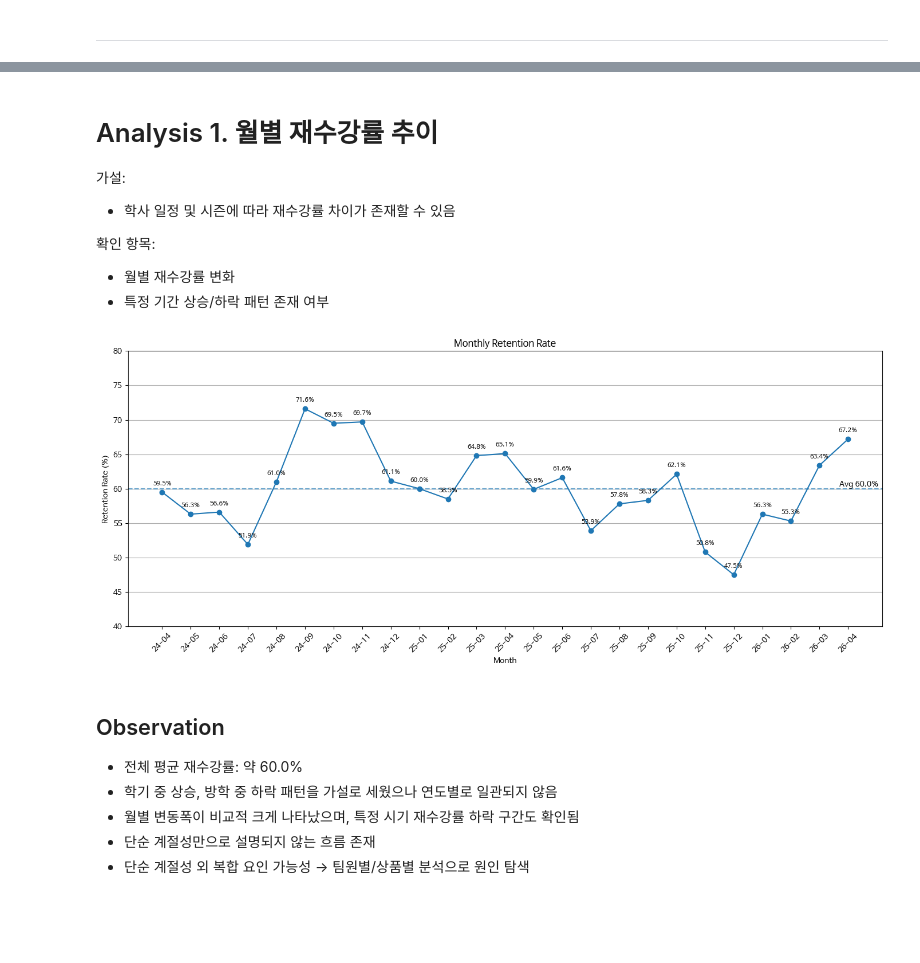
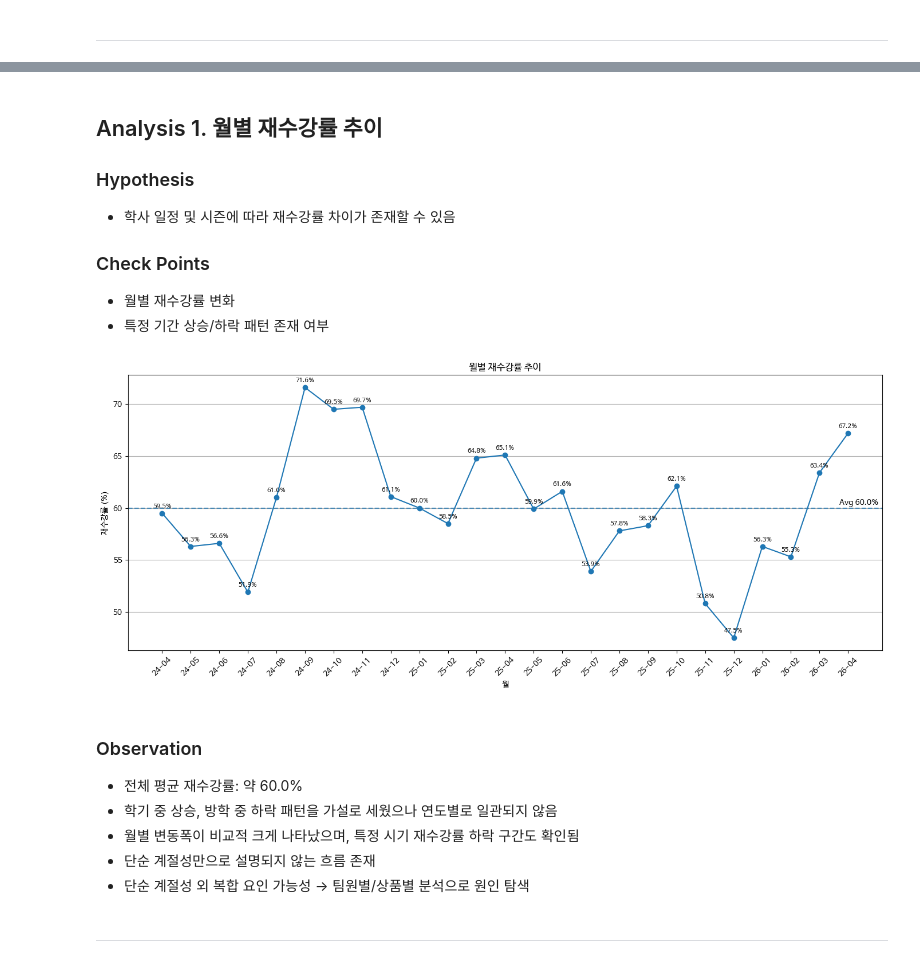
Before and after one commit to abbiddo/retention-analysis, a Jupyter notebook: student_retention_analysis.ipynb, the cells around one changed output, grey strips where cells are left out. Saved outputs shown, nothing was run; the diff lists cells and outputs as text; code cells hidden in the pictures; blank space fills up the shorter version.

```diff
--- a/student_retention_analysis.ipynb
+++ b/student_retention_analysis.ipynb
@@ -73,4 +100,0 @@ df = df[['계약상태', '상품명', '신규/재연장', '학년', 'subject', '
-# %%
-# 수학 정규 결제만
-
-df = df[df['subject'].isin(['수학', '수학_공부중독', '수학_초등'])]
@@ -92,8 +100,0 @@ df = df[~df['상품명'].str.contains(pattern, na=True)]
-# %%
-# 계약상태 단순화
-# 전환 → 연장완료 / 환불대기 → 환불
-
-df['상태'] = df['계약상태']
-
-df.loc[df['계약상태'].str.contains('전환', na=False), '상태'] = '연장완료'
-df.loc[df['계약상태'] == '환불대기', '상태'] = '환불'
@@ -110,10 +101,34 @@ df = df[(df['월'] >= '24-04') & (df['월'] <= '26-04')]
+# %%
+# 분석 대상 컬럼 선택
+df = df[['계약상태', '상품명', '학년', '과목', '권한시작일', '계산일', '개강전환불']]
+df = df[df['과목'].isin(['수학'])]
+
+exclude = ['취소', '폐지']
+pattern = '|'.join(exclude)
+
+df = df[df['개강전환불'] != 1]
+df = df[~df['계약상태'].str.contains(pattern, na=True)]
+
+exclude_products = ['프로모션', '체험']
+pattern = '|'.join(exclude_products)
+
+df = df[~df['상품명'].str.contains(pattern, na=True)]
+
+# 계약 상태 표준화
+df['상태'] = df['계약상태']
+df.loc[df['계약상태'].str.contains('전환', na=False), '상태'] = '연장완료'
+df.loc[df['계약상태'] == '환불신청', '상태'] = '환불'
+
+# 계산일 기준 월 컬럼 생성 및 데이터 제외
+df['월'] = pd.to_datetime(df['계산일']).dt.strftime('%y-%m')
+df = df[(df['월'] >= '24-04') & (df['월'] <= '26-04')]
 # %% [markdown]
-# Analysis 1. 월별 재수강률 추이
+## Analysis 1. 월별 재수강률 추이
 
-가설:
+### Hypothesis
 - 학사 일정 및 시즌에 따라 재수강률 차이가 존재할 수 있음
 
-확인 항목:
+### Check Points
 - 월별 재수강률 변화
 - 특정 기간 상승/하락 패턴 존재 여부
 # %%
@@ -137,48 +152,51 @@ plt.plot(
     marker='o'
 )
 
-plt.title('Monthly Retention Rate')
-plt.xlabel('Month')
-plt.ylabel('Retention Rate (%)')
+plt.title('월별 재수강률 추이')
+plt.xlabel('월')
+plt.ylabel('재수강률 (%)')
 
-plt.ylim(40, 80)
 plt.xticks(rotation=45)
 plt.grid(axis = 'y')
 
 # 데이터 값 표시
 for i, value in enumerate(df_monthly['재수강률']):
     plt.text(i,
-    value + 1,
+    value + 0.5,
     f'{value:.1f}%',
     ha='center',
     fontsize=8
 )
 
 # 평균선 추가
 avg_rate = df_monthly['재수강률'].mean()
 
 plt.axhline(
     avg_rate,
     linestyle='--',
     alpha=0.7
 )
 
 plt.text(
     len(df_monthly)-1.3,
     avg_rate + 0.3,
     f'Avg {avg_rate:.1f}%'
 )
 
 plt.tight_layout()
 
 plt.show()
 # %% [output]
-[figure, old version]
+[figure, new version]
 # %% [markdown]
-## Observation
+### Observation
 
 - 전체 평균 재수강률: 약 60.0%
 - 학기 중 상승, 방학 중 하락 패턴을 가설로 세웠으나 연도별로 일관되지 않음
 - 월별 변동폭이 비교적 크게 나타났으며, 특정 시기 재수강률 하락 구간도 확인됨
 - 단순 계절성만으로 설명되지 않는 흐름 존재
 - 단순 계절성 외 복합 요인 가능성 → 팀원별/상품별 분석으로 원인 탐색
+# %% [markdown]
+
+
+---
```
Also changed, not shown: parts of 39 cells of this notebook.
